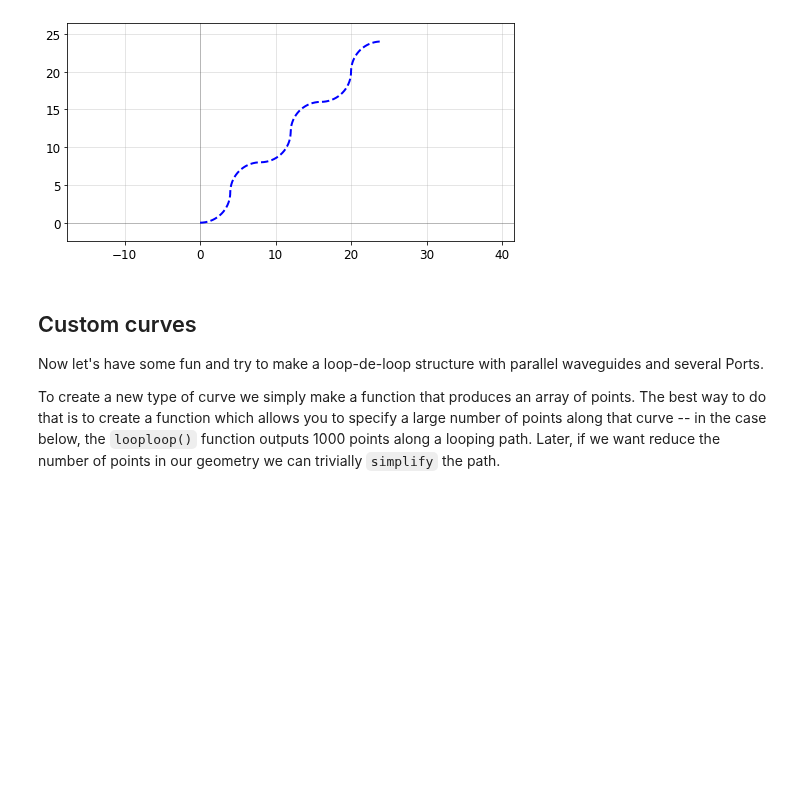
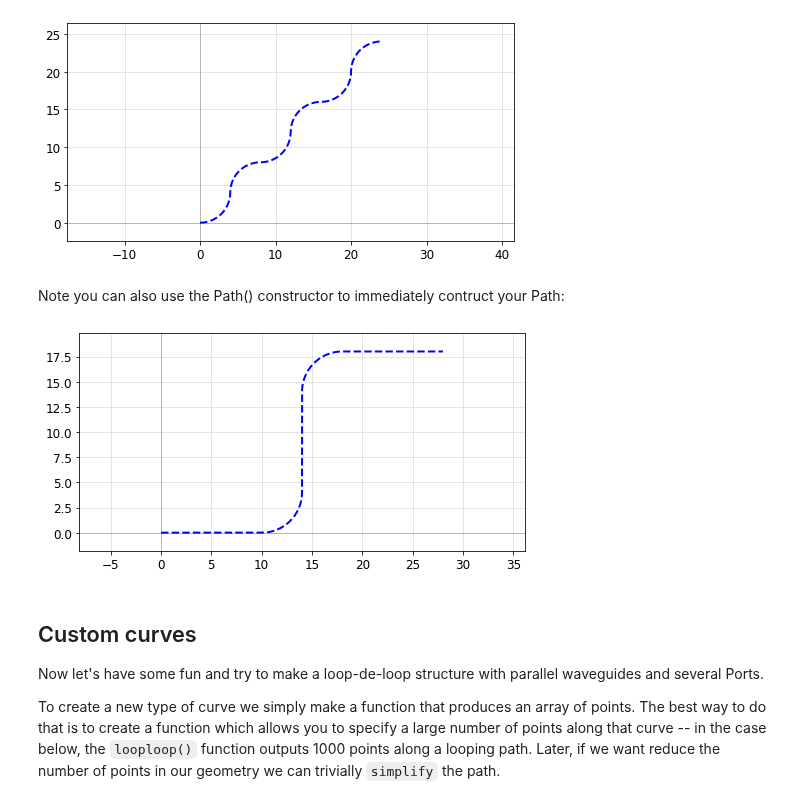
Before and after one commit to amccaugh/phidl, a Jupyter notebook: docs/tutorials/waveguides.ipynb, the cells around one changed output. Drawn from its saved outputs; the diff is of its cells as text; code cells hidden in the pictures; blank space fills up the shorter version.

```diff
--- a/docs/tutorials/waveguides.ipynb
+++ b/docs/tutorials/waveguides.ipynb
@@ -150,6 +163,13 @@ P.append(triple_s_turn)
 qp(P)
 # %% [output]
 [figure]
+# %% [markdown]
+Note you can also use the Path() constructor to immediately contruct your Path:
+# %%
+P = Path([straight, left_turn, straight, right_turn, straight])
+qp(P)
+# %% [output]
+[figure, added]
 # %% [markdown]
 ## Custom curves
 
```
Also changed, not shown: parts of 14 cells of this notebook.
